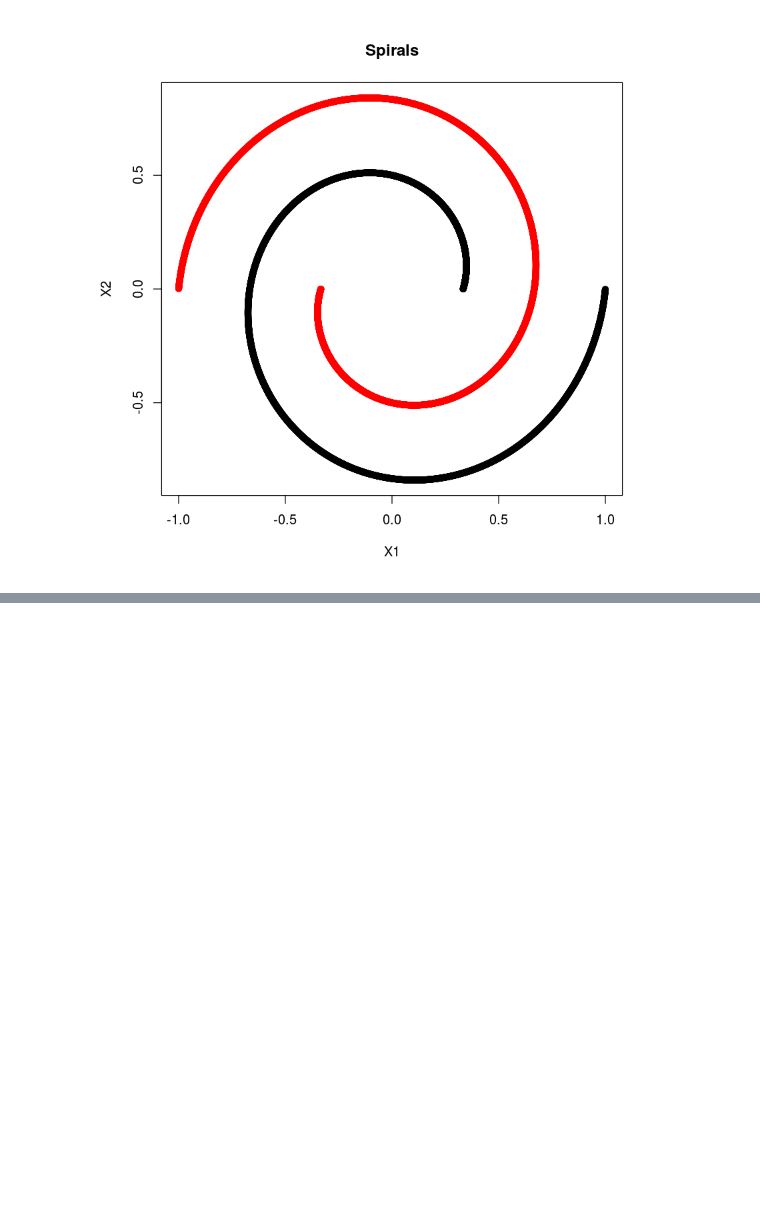
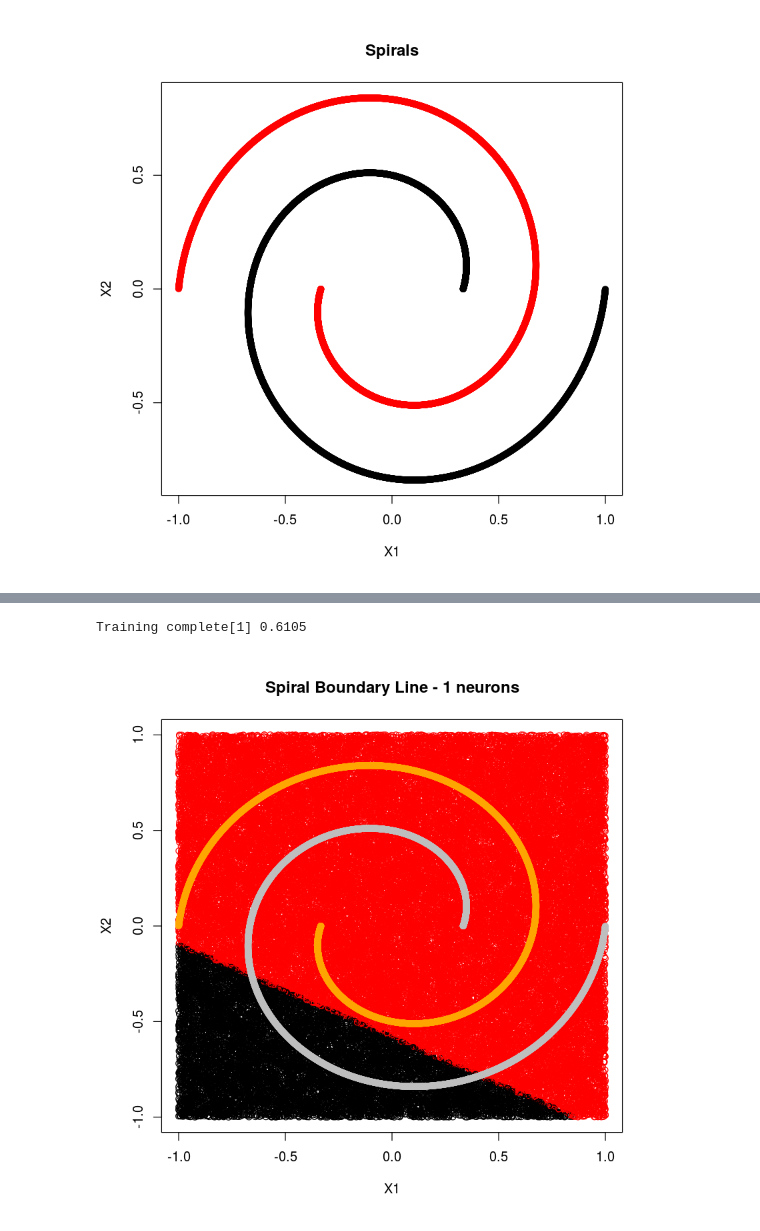
Before and after one commit to ilkarman/DemoNeuralNet, a Jupyter notebook: 03_NeuralNet.ipynb, the cells around one changed output, grey strips where cells are left out. Cells and saved outputs as stored; diff of their text form; code cells hidden in the pictures; blank space fills up the shorter version.

```diff
--- a/03_NeuralNet.ipynb
+++ b/03_NeuralNet.ipynb
@@ -567,0 +557,5 @@ Training complete[1] 0.5
+# %%
+plotBoundaryLinePerNeuron(1, 120)
+# %% [output]
+Training complete[1] 0.6105
+[figure, added]
```
Also changed, not shown: parts of 16 cells of this notebook.
